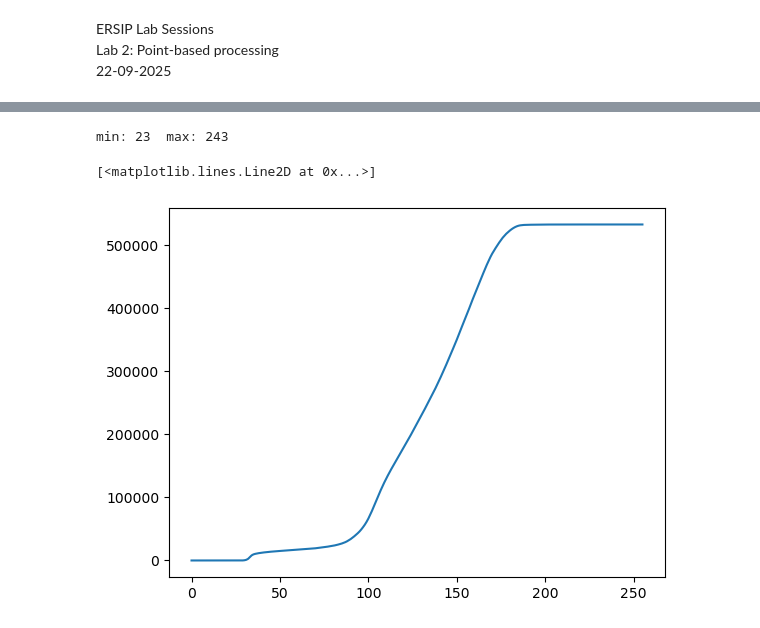
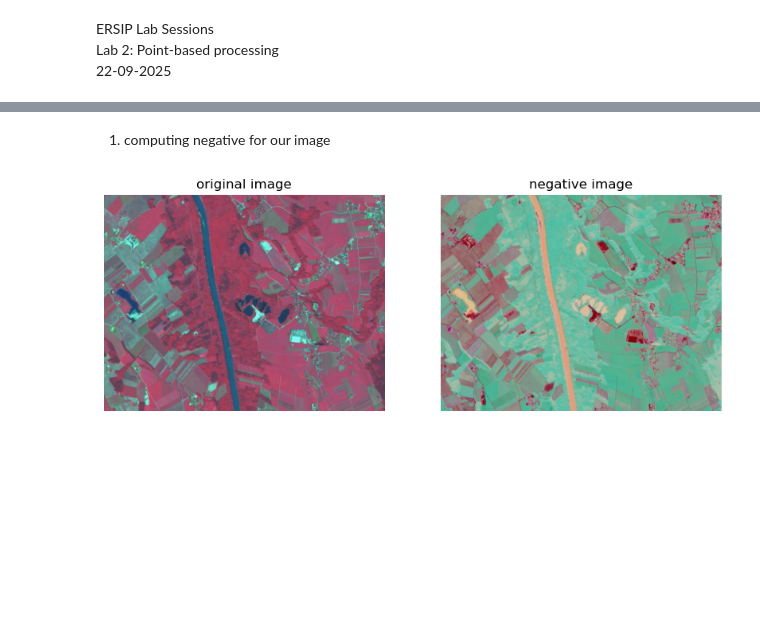
Before and after one commit to Ethel-Ogallo/UBS_ERSIP, a Jupyter notebook: Labs/lab2.ipynb, the cells around one changed output, grey strips where cells are left out. Drawn from its saved outputs; the diff is of its cells as text; code cells hidden in the pictures; blank space fills up the shorter version.

```diff
--- a/Labs/lab2.ipynb
+++ b/Labs/lab2.ipynb
@@ -57,17 +58,26 @@ plt.plot(hist)
-# %%
-# Automatic contrast stretching
-nz=np.nonzero(hist)[0]
-min,max=nz[0],nz[-1]
-print("min:",min," max:",max)
-# %% [output]
-min: 23  max: 243
-# %%
-# cumulative histogram
-chist=hist
-for i in range(1,len(hist)):
-    chist[i]=chist[i-1]+hist[i]
-
-plt.plot(chist)
-# %% [output]
-[<matplotlib.lines.Line2D at 0x...>]
-[figure, removed]
+# %% [markdown]
+1. computing negative for our image
+# %%
+#read image
+# img = rasterio.open(r"Data\spot2005_pansharpened_utm33_subset_NIRRGMIR.tif")
+input2 = img.read([1, 2, 3])  # shape: (3, H, W)
+
+# Convert to OpenCV format (H, W, C)
+rgb = np.transpose(input2, (1, 2, 0))
+
+# Negate the original image (image is an 8-bit)
+img_neg = 255 - rgb
+
+# Display
+fig, axes = plt.subplots(1, 2, figsize=(10, 5))
+
+axes[0].imshow(rgb)
+axes[0].set_title("original image")
+axes[0].axis("off")
+
+axes[1].imshow(img_neg)
+axes[1].set_title("negative image")
+axes[1].axis("off")
+plt.show()
+# %% [output]
+[figure, added]
```
Also changed, not shown: parts of 17 cells of this notebook, 1 other file.
